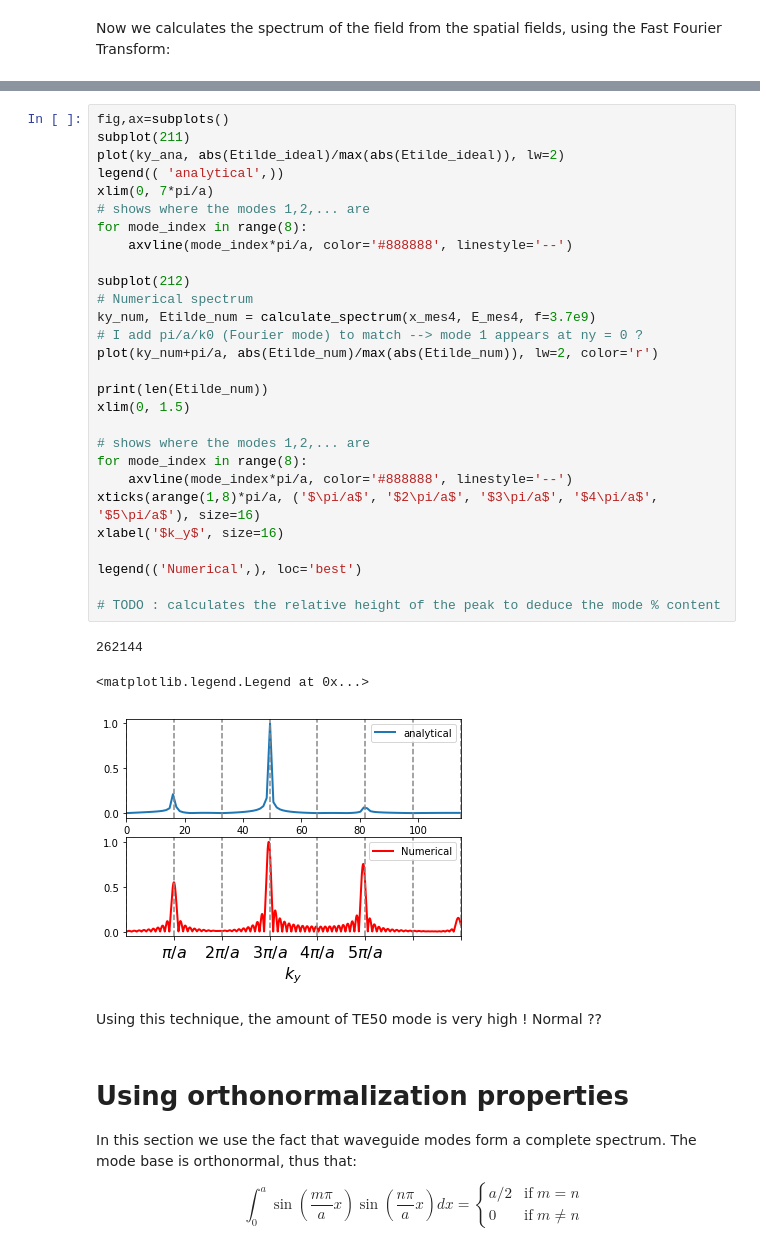
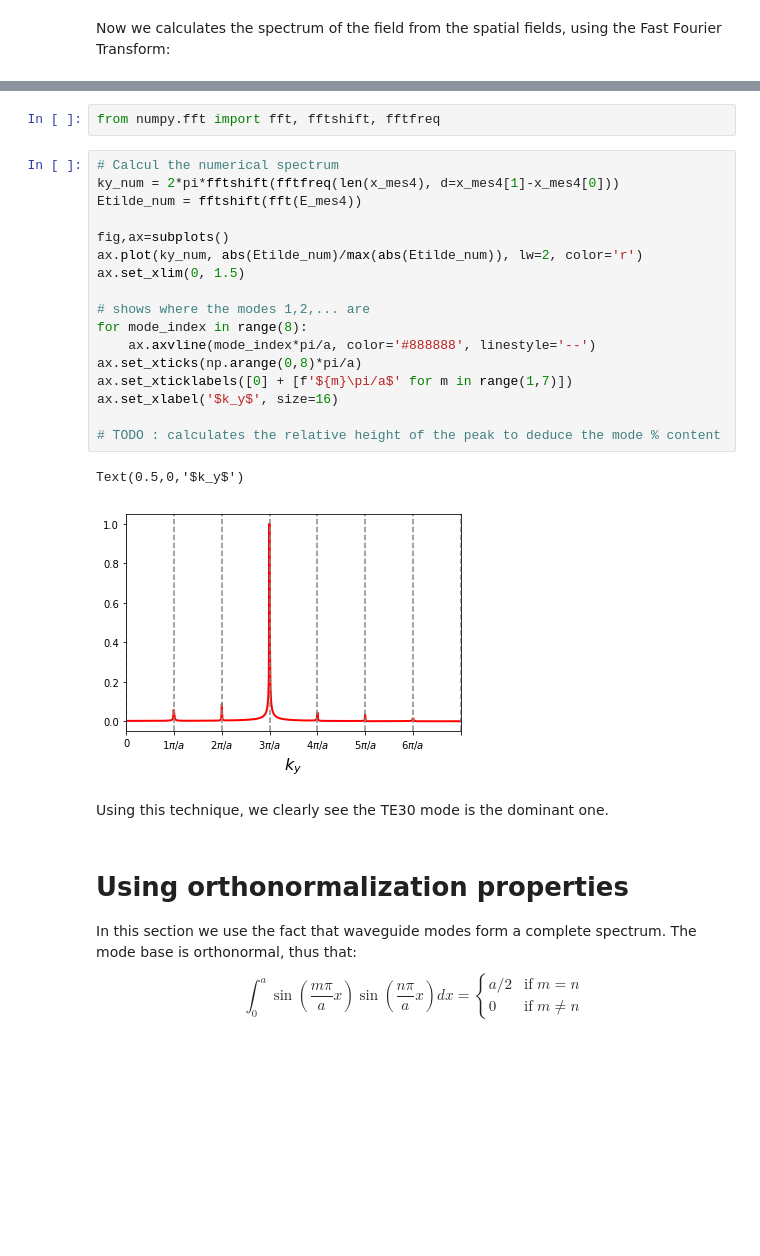
Before and after one commit to Hash--/documents, a Jupyter notebook: notebooks/TP Master Fusion/LH-Hands-on-mode-converter.ipynb, the cells around one changed output, grey strips where cells are left out. Saved outputs shown, nothing was run; the diff lists cells and outputs as text; blank space fills up the shorter version.

Commit message:
Updates on mode converter modal analysis using FFT. Now works.

```diff
--- a/notebooks/TP Master Fusion/LH-Hands-on-mode-converter.ipynb
+++ b/notebooks/TP Master Fusion/LH-Hands-on-mode-converter.ipynb
@@ -617,37 +605,27 @@ Text(0,0.5,'imag E')
+# %%
+from numpy.fft import fft, fftshift, fftfreq
 # %%
+# Calcul the numerical spectrum
+ky_num = 2*pi*fftshift(fftfreq(len(x_mes4), d=x_mes4[1]-x_mes4[0]))
+Etilde_num = fftshift(fft(E_mes4))
+
 fig,ax=subplots()
-subplot(211)
-plot(ky_ana, abs(Etilde_ideal)/max(abs(Etilde_ideal)), lw=2)
-legend(( 'analytical',))
-xlim(0, 7*pi/a)
-# shows where the modes 1,2,... are
-for mode_index in range(8):
-    axvline(mode_index*pi/a, color='#888888', linestyle='--')
-
-subplot(212)
-# Numerical spectrum
-ky_num, Etilde_num = calculate_spectrum(x_mes4, E_mes4, f=3.7e9)
-# I add pi/a/k0 (Fourier mode) to match --> mode 1 appears at ny = 0 ?
-plot(ky_num+pi/a, abs(Etilde_num)/max(abs(Etilde_num)), lw=2, color='r')
-
-print(len(Etilde_num))
-xlim(0, 1.5)
+ax.plot(ky_num, abs(Etilde_num)/max(abs(Etilde_num)), lw=2, color='r')
+ax.set_xlim(0, 1.5)
 
 # shows where the modes 1,2,... are
 for mode_index in range(8):
-    axvline(mode_index*pi/a, color='#888888', linestyle='--')
-xticks(arange(1,8)*pi/a, ('$\pi/a$', '$2\pi/a$', '$3\pi/a$', '$4\pi/a$', '$5\pi/a$'), size=16)
-xlabel('$k_y$', size=16)
-
-legend(('Numerical',), loc='best')
+    ax.axvline(mode_index*pi/a, color='#888888', linestyle='--')
+ax.set_xticks(np.arange(0,8)*pi/a)
+ax.set_xticklabels([0] + [f'${m}\pi/a$' for m in range(1,7)])
+ax.set_xlabel('$k_y$', size=16)
 
 # TODO : calculates the relative height of the peak to deduce the mode % content
 # %% [output]
-262144
+Text(0.5,0,'$k_y$')
-<matplotlib.legend.Legend at 0x...>
-[figure, old version]
+[figure, new version]
 # %% [markdown]
-Using this technique, the amount of TE50 mode is very high ! Normal ??
+Using this technique, we clearly see the TE30 mode is the dominant one.
 # %% [markdown]
 # Using orthonormalization properties
 In this section we use the fact that waveguide modes form a complete spectrum. The mode base is orthonormal, thus that:
```
Also changed, not shown: parts of 11 cells of this notebook, 1 other file.
